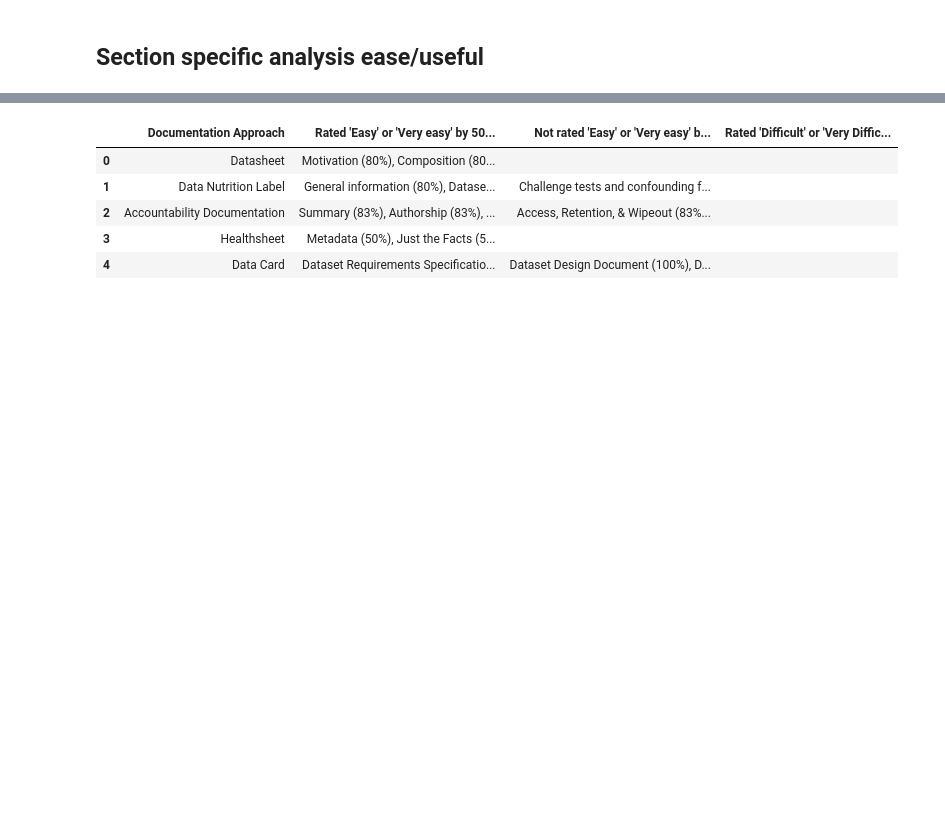
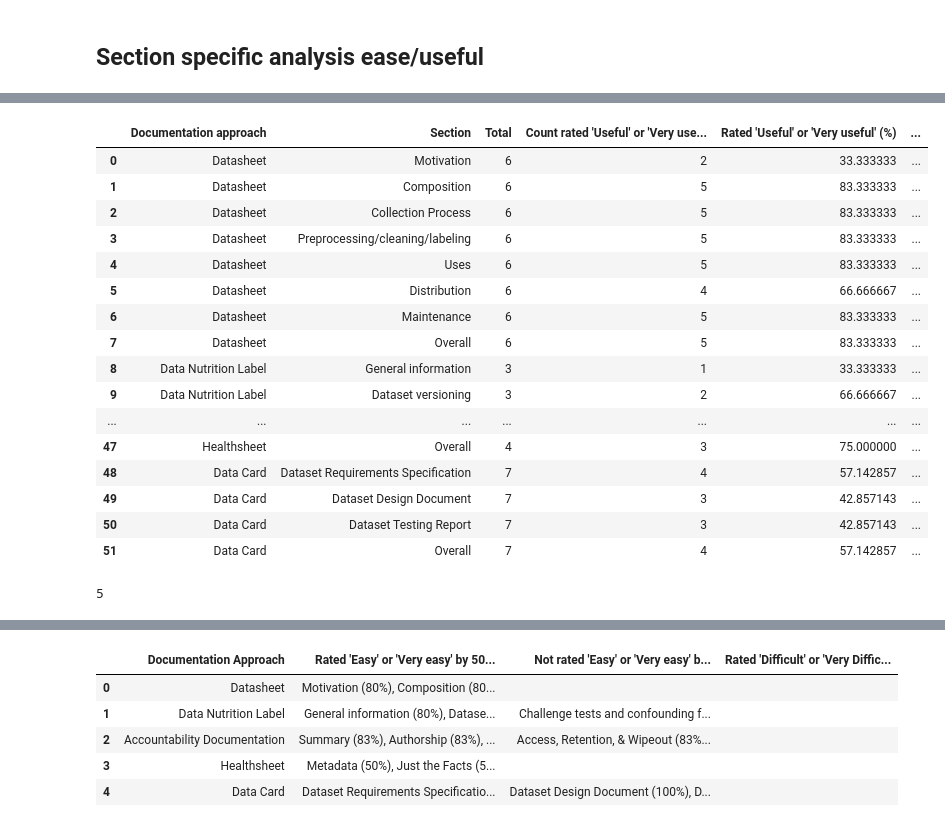
Before and after one commit to AI-READI/dataset-documentation-paper-code, a Jupyter notebook: survey-analysis.ipynb, the cells around one changed output, grey strips where cells are left out. Drawn from its saved outputs; the diff is of its cells as text; code cells hidden in the pictures; blank space fills up the shorter version.

```diff
--- a/survey-analysis.ipynb
+++ b/survey-analysis.ipynb
@@ -875,2 +934,42 @@ df_useful_total["Neutral (%)"] = (
     df_useful_total["Neutral"] / df_useful_total["Total"] * 100
 )
+# %%
+display(
+    df_useful_total[
+        [
+            "Documentation approach",
+            "Section",
+            "Total",
+            useful_col[0],
+            useful_col[1],
+            useful_col[2],
+            useful_col[3],
+            useful_col[4],
+            useful_col[5],
+            useful_col[6],
+            useful_col[7],
+        ]
+    ]
+)
+# %% [output]
+|  | Documentation approach | Section | Total | Count rated 'Useful' or 'Very use... | Rated 'Useful' or 'Very useful' (%) | ... |
+| 0 | Datasheet | Motivation | 6 | 2 | 33.333333 | ... |
+| 1 | Datasheet | Composition | 6 | 5 | 83.333333 | ... |
+| 2 | Datasheet | Collection Process | 6 | 5 | 83.333333 | ... |
+| 3 | Datasheet | Preprocessing/cleaning/labeling | 6 | 5 | 83.333333 | ... |
+| 4 | Datasheet | Uses | 6 | 5 | 83.333333 | ... |
+| 5 | Datasheet | Distribution | 6 | 4 | 66.666667 | ... |
+| 6 | Datasheet | Maintenance | 6 | 5 | 83.333333 | ... |
+| 7 | Datasheet | Overall | 6 | 5 | 83.333333 | ... |
+| 8 | Data Nutrition Label | General information | 3 | 1 | 33.333333 | ... |
+| 9 | Data Nutrition Label | Dataset versioning | 3 | 2 | 66.666667 | ... |
+| ... | ... | ... | ... | ... | ... | ... |
+| 47 | Healthsheet | Overall | 4 | 3 | 75.000000 | ... |
+| 48 | Data Card | Dataset Requirements Specification | 7 | 4 | 57.142857 | ... |
+| 49 | Data Card | Dataset Design Document | 7 | 3 | 42.857143 | ... |
+| 50 | Data Card | Dataset Testing Report | 7 | 3 | 42.857143 | ... |
+| 51 | Data Card | Overall | 7 | 4 | 57.142857 | ... |
+# %%
+list(df_doc["Total"])[0]
+# %% [output]
+5
```
Also changed, not shown: parts of 9 cells of this notebook, 5 other files.
